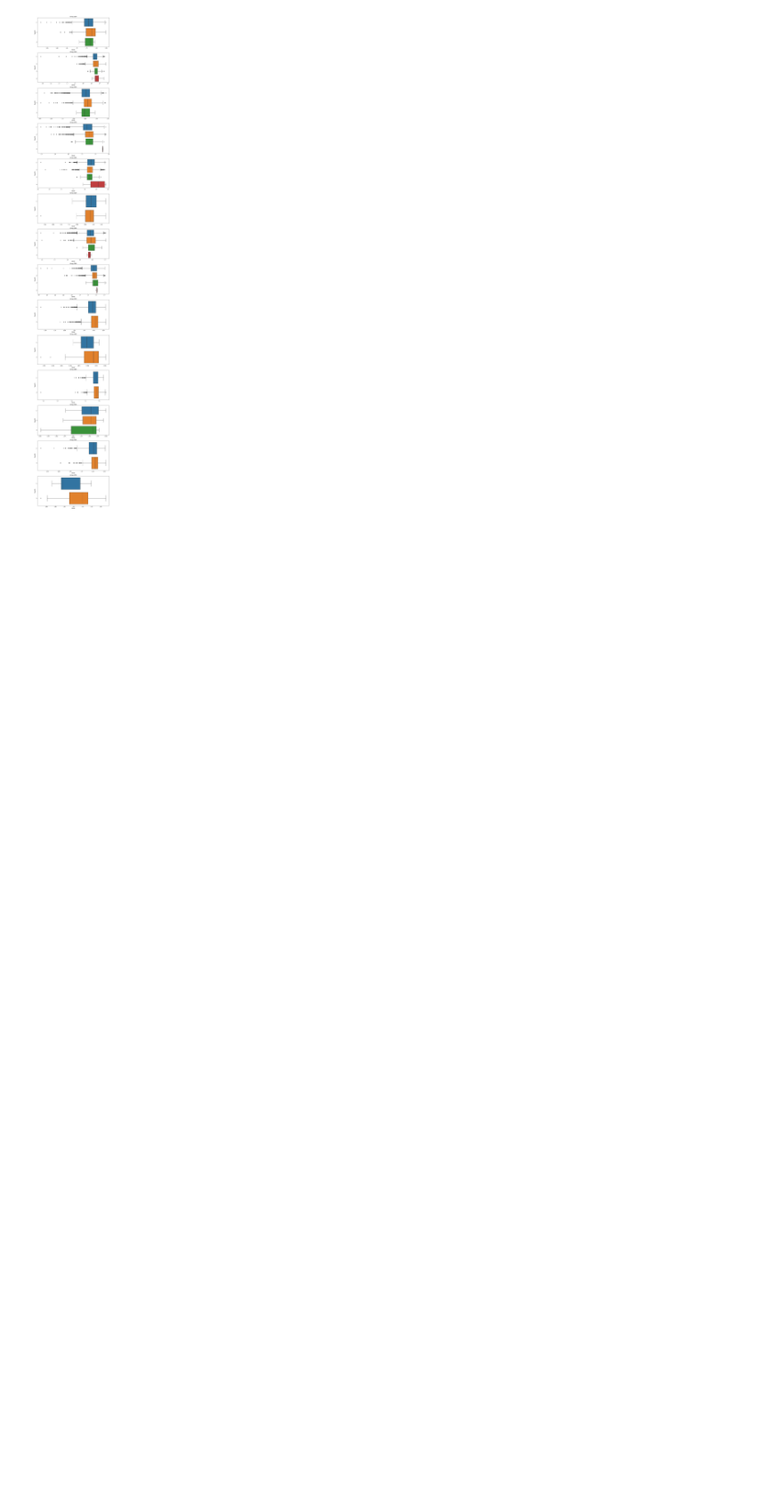
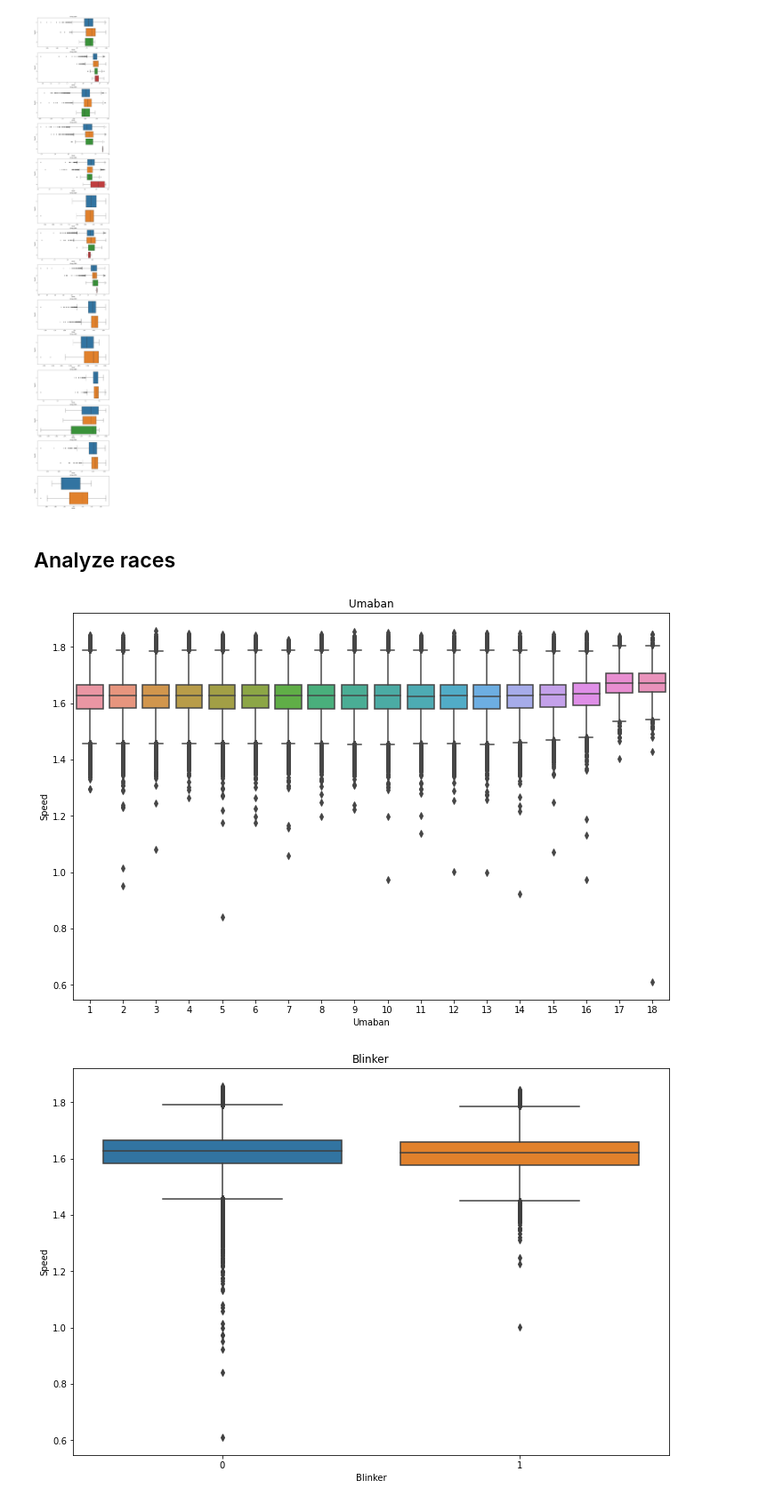
Before and after one commit to danhngan/Horse_racing_prediction, a Jupyter notebook: notebook/cleaning_EDA.ipynb, the cells around one changed output. Shown at 89% size. Drawn from its saved outputs; the diff is of its cells as text; code cells hidden in the pictures; blank space fills up the shorter version.

Commit message:
add race analysis

```diff
--- a/notebook/cleaning_EDA.ipynb
+++ b/notebook/cleaning_EDA.ipynb
@@ -377,3 +390,5 @@ for idx, group in enumerate(groups_):
     plt.title(f'Group {group}')
 # %% [output]
 [figure]
+# %% [markdown]
+## Analyze races
@@ -379,0 +429,25 @@ for idx, group in enumerate(groups_):
+# %%
+numeric_cols = ['Time', 'Speed', 'Barei', 'Futan', 'BaTaijyu', 'Zogen', 'Kyori', 'Horse_exp', 'Jockey_exp', 'Horse_top3', 'Jockey_top3']
+categorical_cols = [
+    'Umaban',
+    # 'UmaKigoCD',
+    # 'SexCD',
+    # 'HinsyuCD',
+    # 'KeiroCD',
+    # 'TozaiCD',
+    'Blinker',
+    'RaceInfo$YoubiCD',
+    'GradeCD',
+    'JyokenInfo$JyuryoCD',
+    'TrackCD',
+    'TenkoBaba$TenkoCD',
+    'TenkoBaba$SibaBabaCD',
+    'TenkoBaba$DirtBabaCD']
+# %%
+for col in categorical_cols:
+    plt.figure(figsize=(12, 8))
+    sns.boxplot(data=df, x=col, y='Speed')
+    plt.title(col)
+# %% [output]
+[figure, added]
+[figure, added]
```
Also changed, not shown: parts of 9 cells of this notebook.
